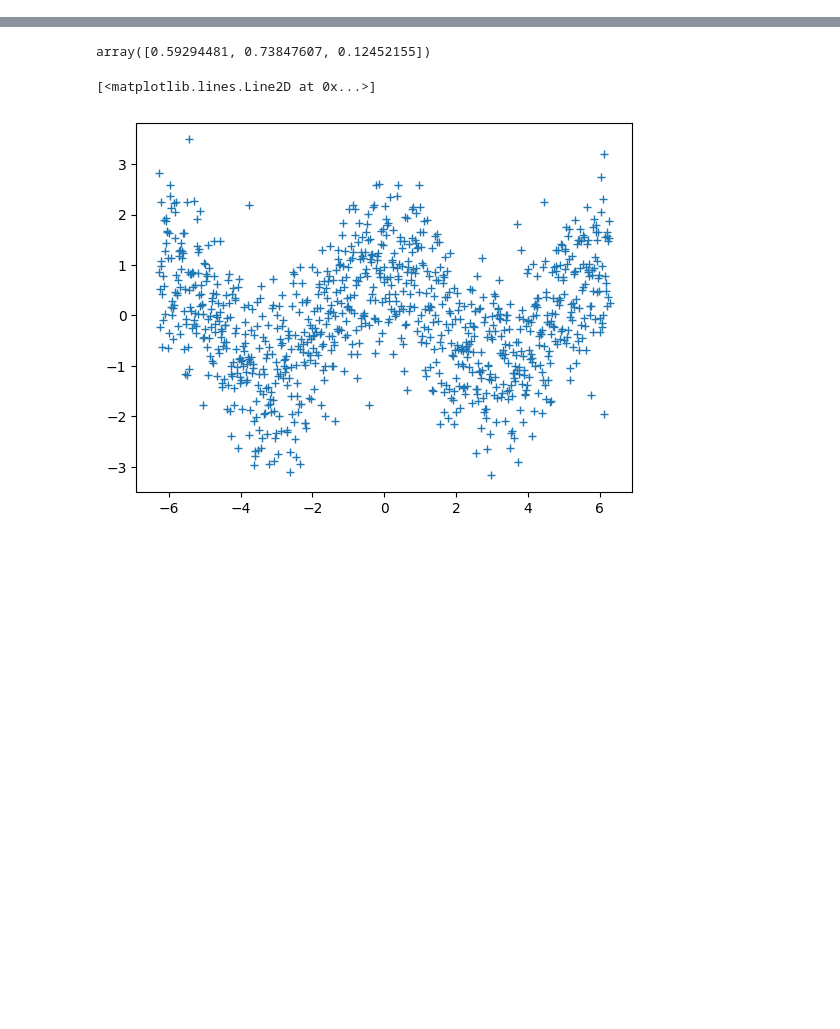
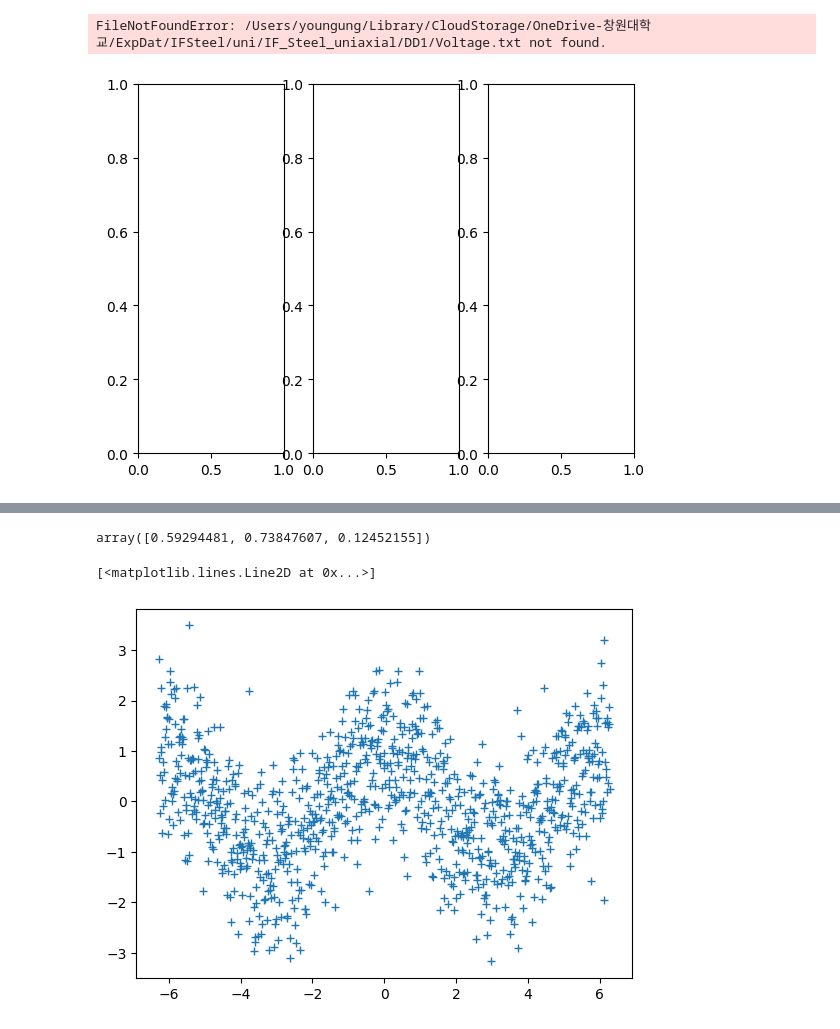
Before and after one commit to youngung/lectures, a Jupyter notebook: 1_2_data_mse/JupyterNotebooks/08w_matplotlib.ipynb, the cells around one changed output, grey strips where cells are left out. Saved outputs shown, nothing was run; the diff lists cells and outputs as text; code cells hidden in the pictures; blank space fills up the shorter version.

```diff
--- a/1_2_data_mse/JupyterNotebooks/08w_matplotlib.ipynb
+++ b/1_2_data_mse/JupyterNotebooks/08w_matplotlib.ipynb
@@ -6,0 +78,17 @@ import numpy as np
+# %%
+fnexp='/Users/youngung/Library/CloudStorage/OneDrive-창원대학교/ExpDat/IFSteel/uni/IF_Steel_uniaxial/DD1/Voltage.txt'
+fig=plt.figure()
+ax1=fig.add_subplot(131)
+ax2=fig.add_subplot(132)
+ax3=fig.add_subplot(133)
+
+d=np.loadtxt(fnexp,skiprows=7).T
+ax1.plot(-d[2],d[1],label='Raw data in voltage')
+x=-d[2]*a1+b1
+x=x-x[0]
+y=d[1]*a2+b2
+y=y-y[0]
+ax2.plot(x,y)
+# %% [output]
+FileNotFoundError: /Users/youngung/Library/CloudStorage/OneDrive-창원대학교/ExpDat/IFSteel/uni/IF_Steel_uniaxial/DD1/Voltage.txt not found.
+[figure, added]
```
Also changed, not shown: parts of 7 cells of this notebook, 1 other file.
